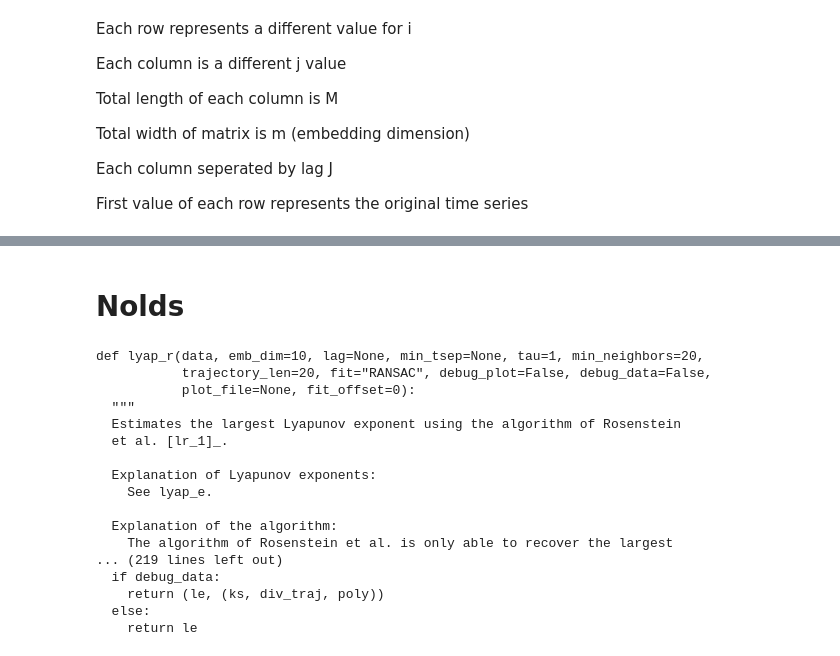
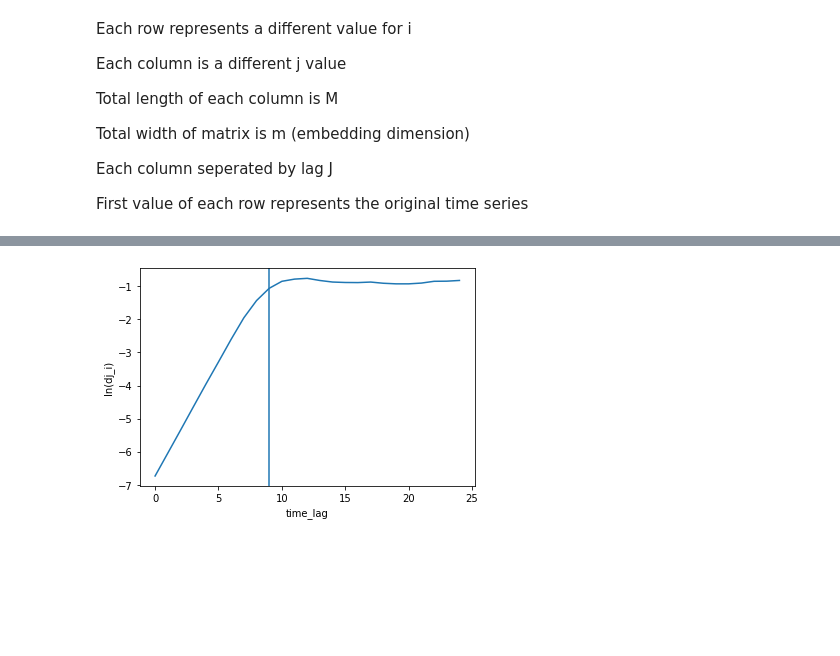
Before and after one commit to PtarmiganString/Final-year-project, a Jupyter notebook: Lyapunov.ipynb, the cells around one changed output, grey strips where cells are left out. Cells and saved outputs as stored; diff of their text form; code cells hidden in the pictures; blank space fills up the shorter version.

Commit message:
Lyapunov working yyeeeeee boi

```diff
--- a/Lyapunov.ipynb
+++ b/Lyapunov.ipynb
@@ -186,0 +169,8 @@ See the caveats in the documentation: http://pandas.pydata.org/pandas-docs/stabl
+# %%
+mean_period = calc_mean_period(logistic_data)
+# %%
+NN_pairs = []
+
+for i in range(0,test_matrix.shape[0]):
+    NN = find_nearest_neighbour(test_matrix, ref_index= i, mean_period = mean_period)
+    NN_pairs.append([i,NN])
@@ -187 +179,27 @@ See the caveats in the documentation: http://pandas.pydata.org/pandas-docs/stabl
+# %%
+def expected_log_distance(dataframe, NN_pairs, i_max = 25):
+
+    dj_data = []
+
+    for i in range (0,i_max): # calculate divergence through i_max steps
+
+        dj_i = []
+
+        for k in range (0,(dataframe.shape[0] - i_max)): # compute for all nearest neighbour pairs
+
+            NN_1 = NN_pairs[k][0]
+            NN_2 = NN_pairs[k][1]
+
+            p1 = dataframe.iloc[NN_1 + i, :]
+            p2 = dataframe.iloc[NN_2 + i, :]
+
+            dj_i.append(euc_distance(p1,p2))
+
+
+        dj_data.append([i,np.mean(np.log(dj_i))])
+
+
+    return dj_data
+# %%
+lyaponov_data = pd.DataFrame(expected_log_distance(test_matrix, NN_pairs), columns = ['i','log(dj)'])
 # %% [markdown]
@@ -225,22 +211,13 @@ plt.scatter(NN_trajectory['ln_dj(i)'], NN_trajectory['i_dt'])
-# %% [markdown]
-# Nolds
-# %%
-print(inspect.getsource(nolds.lyap_r))
-# %% [output]
-def lyap_r(data, emb_dim=10, lag=None, min_tsep=None, tau=1, min_neighbors=20,
-           trajectory_len=20, fit="RANSAC", debug_plot=False, debug_data=False,
-           plot_file=None, fit_offset=0):
-  """
-  Estimates the largest Lyapunov exponent using the algorithm of Rosenstein
-  et al. [lr_1]_.
-
-  Explanation of Lyapunov exponents:
-    See lyap_e.
-
-  Explanation of the algorithm:
-    The algorithm of Rosenstein et al. is only able to recover the largest
-... (219 lines left out)
-  if debug_data:
-    return (le, (ks, div_traj, poly))
-  else:
-    return le
+# %%
+time_lag = 1
+
+plt.plot(lyaponov_data['i']*time_lag, lyaponov_data['log(dj)'])
+plt.xlabel('time_lag')
+plt.ylabel('ln(dj_i)')
+
+linearEnd = 9
+plt.axvline(linearEnd) # reference line for estimating the end of linear section
+
+plt.show()
+# %% [output]
+[figure, added]
```
Also changed, not shown: parts of 43 cells of this notebook, 5 other files.
